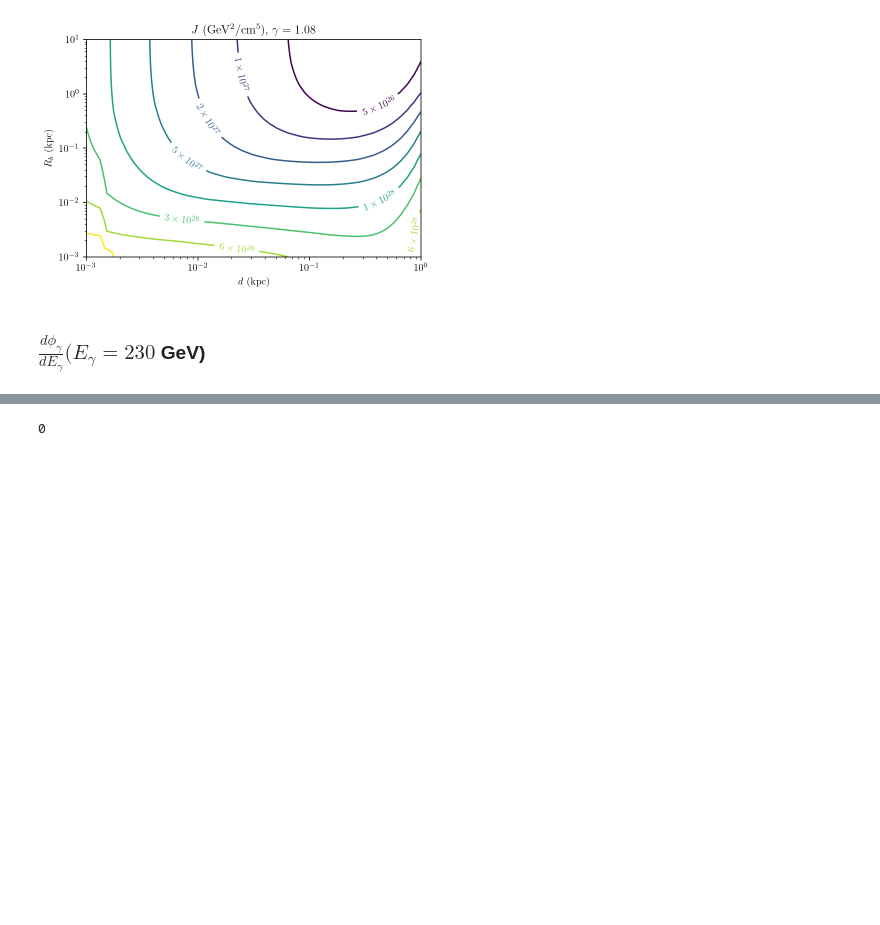
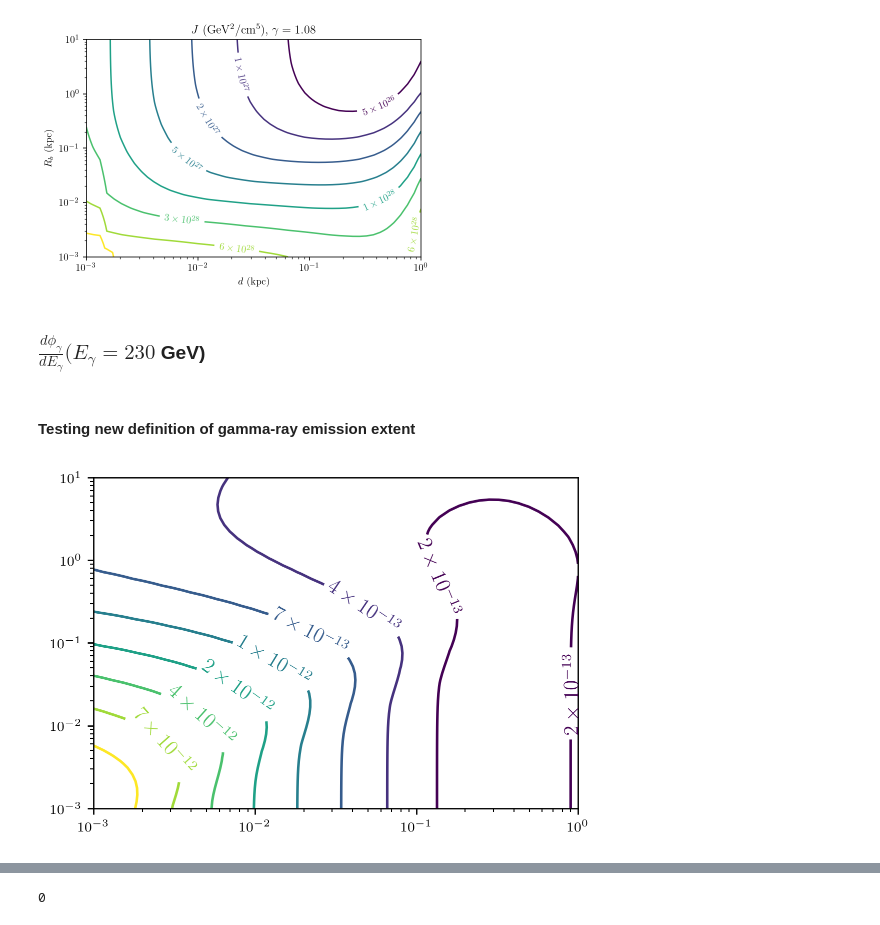
Before and after one commit to adam-coogan/cr_lines_from_dm_subhalos, a Jupyter notebook: Contour plots 6.ipynb, the cells around one changed output, grey strips where cells are left out. Saved outputs shown, nothing was run; the diff lists cells and outputs as text; code cells hidden in the pictures; blank space fills up the shorter version.

```diff
--- a/Contour plots 6.ipynb
+++ b/Contour plots 6.ipynb
@@ -561,3 +497,5 @@ plt.savefig("/Users/acoogan/Desktop/J_exp_1_08.pdf")
 ### $\frac{d\phi_\gamma}{d E_\gamma} (E_\gamma = 230$ GeV)
 # %%
 phi_g_exp = phi_g(e_gamma_ref, dist_mg, r_s_mg, rho_s_exp, gamma_exp, "exp", fermi_psf)
+# %% [markdown]
+#### Testing new definition of gamma-ray emission extent
@@ -563,0 +505,11 @@ phi_g_exp = phi_g(e_gamma_ref, dist_mg, r_s_mg, rho_s_exp, gamma_exp, "exp", fer
+# %%
+phi_g_exp_tot = phi_g(e_gamma_ref, dist_mg, r_s_mg, rho_s_exp, gamma_exp,
+                        "exp", np.pi)
+# %%
+plt.xscale("log")
+plt.yscale("log")
+# plt.title(r"$\frac{\theta_{68\%}(230\ \mathrm{GeV})}{\theta_{\rm PSF}}$")
+
+sci_contours(dist_mg, r_s_mg, phi_g_exp_tot, ax=plt.gca())
+# %% [output]
+[figure, added]
```
Also changed, not shown: parts of 29 cells of this notebook, 19 other files.
